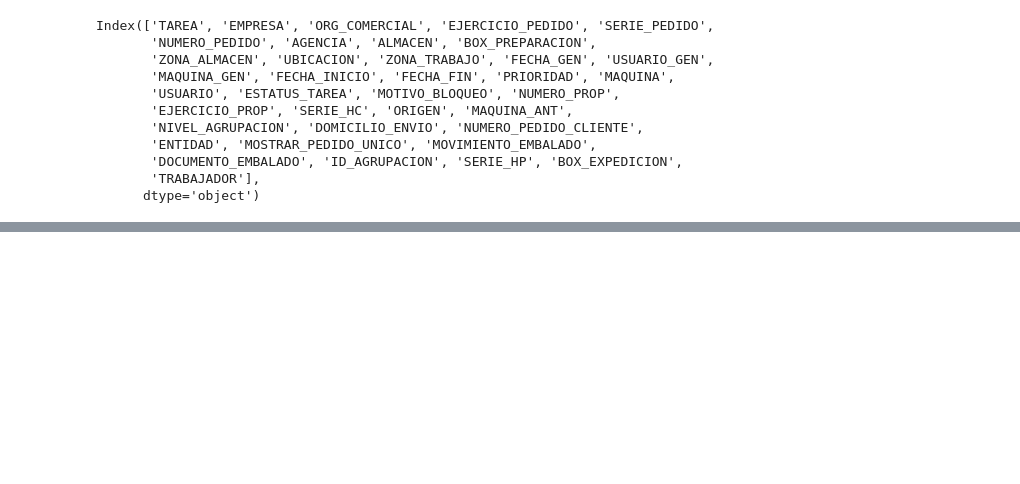
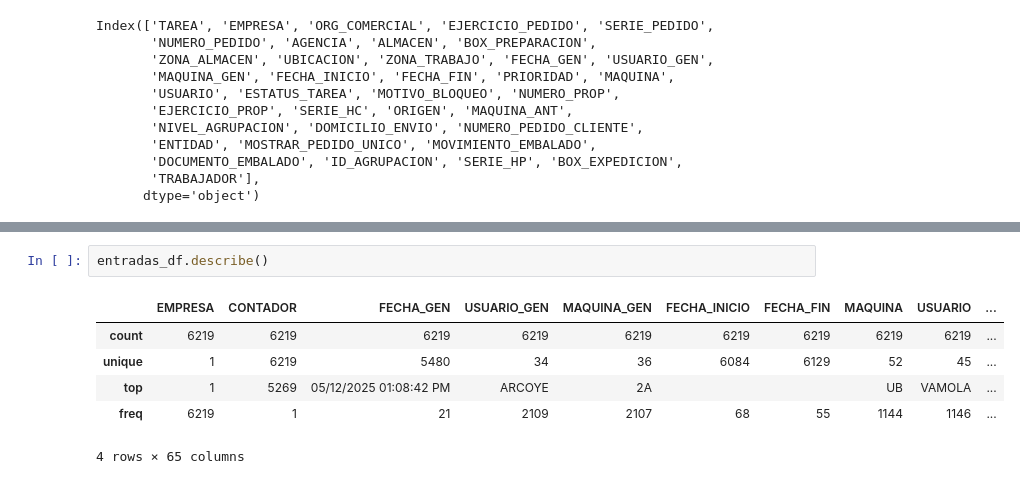
Before and after one commit to Quantium/Zeus-Notebooks, a Jupyter notebook: ZeusPipeline.ipynb, the cells around one changed output, grey strips where cells are left out. Cells and saved outputs as stored; diff of their text form; blank space fills up the shorter version.

```diff
--- a/ZeusPipeline.ipynb
+++ b/ZeusPipeline.ipynb
@@ -428,0 +453,9 @@ Exported: /content/drive/MyDrive/Darovi Consulting/Zeus/reextraccindedatosproyec
+# %%
+entradas_df.describe()
+# %% [output]
+|  | EMPRESA | CONTADOR | FECHA_GEN | USUARIO_GEN | MAQUINA_GEN | FECHA_INICIO | FECHA_FIN | MAQUINA | USUARIO | ... |
+| count | 6219 | 6219 | 6219 | 6219 | 6219 | 6219 | 6219 | 6219 | 6219 | ... |
+| unique | 1 | 6219 | 5480 | 34 | 36 | 6084 | 6129 | 52 | 45 | ... |
+| top | 1 | 5269 | 05/12/2025 01:08:42 PM | ARCOYE | 2A |  |  | UB | VAMOLA | ... |
+| freq | 6219 | 1 | 21 | 2109 | 2107 | 68 | 55 | 1144 | 1146 | ... |
+4 rows × 65 columns
```
Also changed, not shown: parts of 7 cells of this notebook.
